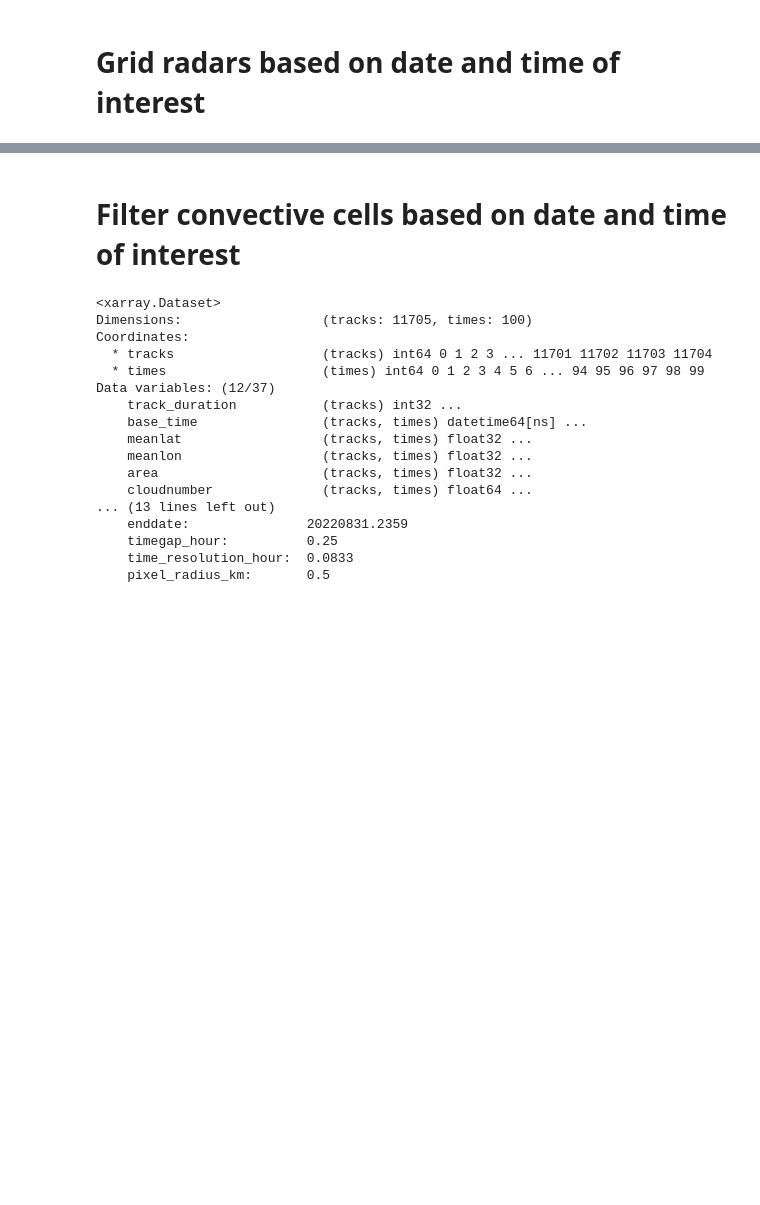
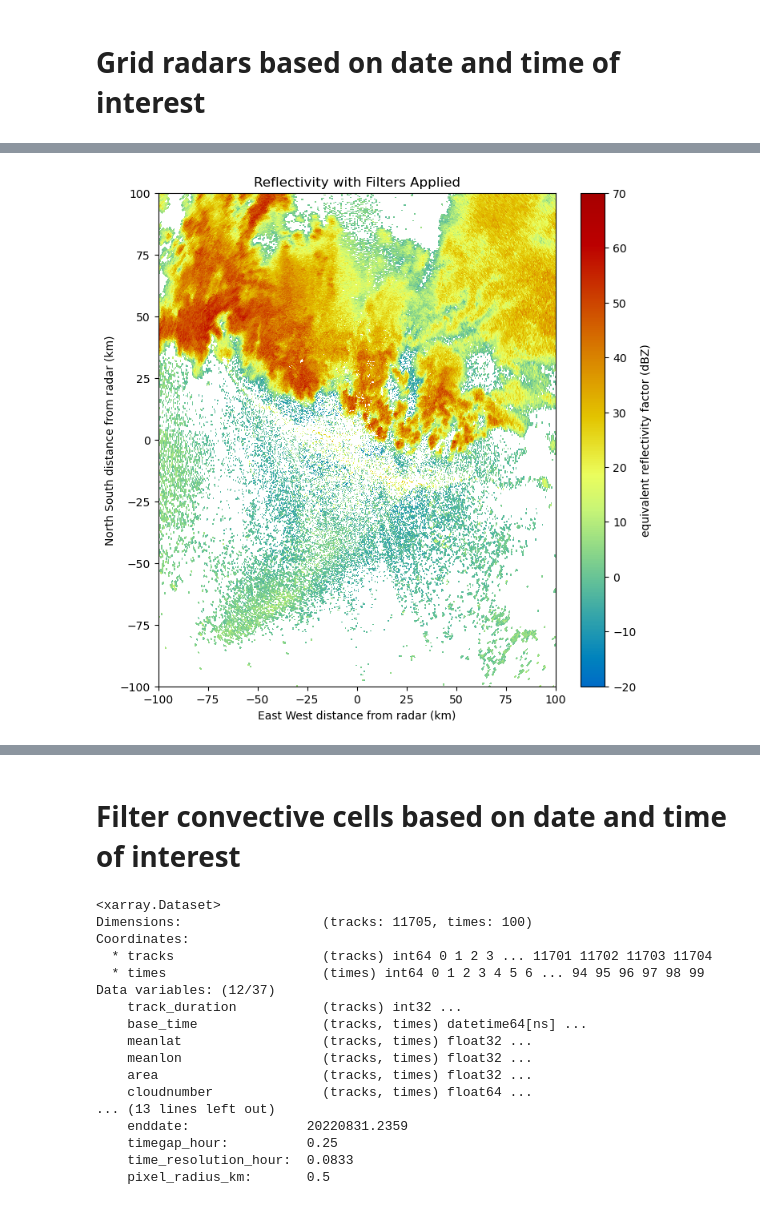
Before and after one commit to oluwafemiomitusa/Geospatial-Analysis, a Jupyter notebook: Second_part/Jupyter Notebooks/New/case_study_1_v2.ipynb, the cells around one changed output, grey strips where cells are left out. Cells and saved outputs as stored; diff of their text form; code cells hidden in the pictures; blank space fills up the shorter version.

```diff
--- a/Second_part/Jupyter Notebooks/New/case_study_1_v2.ipynb
+++ b/Second_part/Jupyter Notebooks/New/case_study_1_v2.ipynb
@@ -46,3 +38,18 @@ display.set_limits(xlim=(-100,100),ylim=(-100,100))
+# %%
+import pyart
+
+# Load the radar data
+
+# Now, you can use this gate filter in further processing or visualization
+# For example, to create a plot that applies this filter
+display = pyart.graph.RadarDisplay(radar)
+fig = plt.figure(figsize=(8,8))
+ax = fig.add_subplot(111)
+display.plot('reflectivity', 0, gatefilter=gfilter, ax=ax, vmin=-20,vmax=70, title='Reflectivity with Filters Applied')
+display.set_limits(xlim=(-100,100),ylim=(-100,100))
+plt.show()
+# %% [output]
+[figure, added]
 # %%
 #KDP calc
 kdp_calc = True
```
Also changed, not shown: parts of 51 cells of this notebook.
